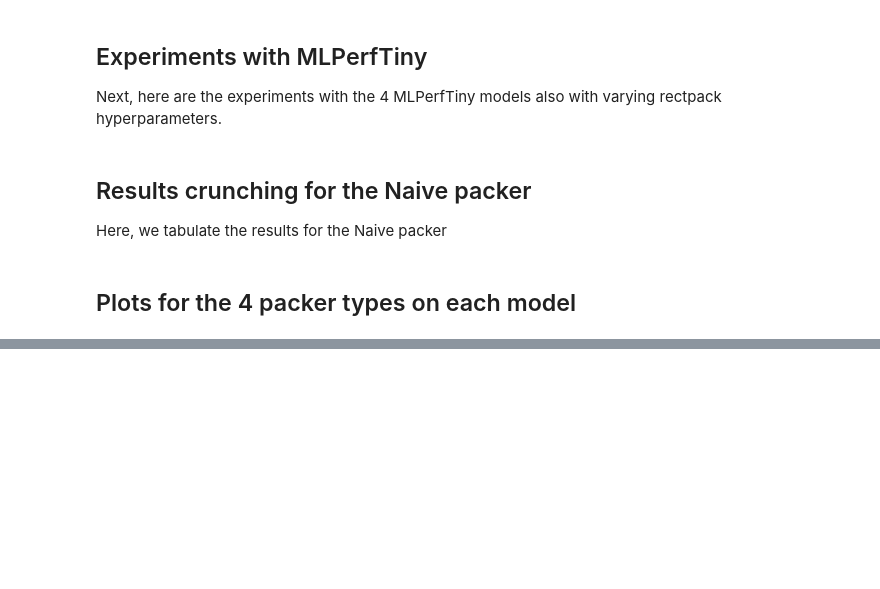
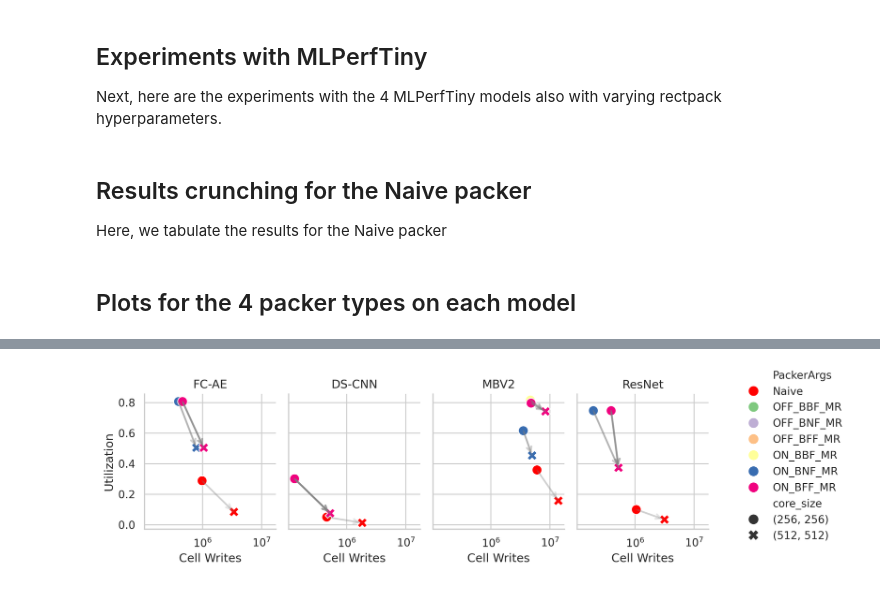
Before and after one commit to Lawrence-lugs/MARP, a Jupyter notebook: marp_results.ipynb, the cells around one changed output, grey strips where cells are left out. Cells and saved outputs as stored; diff of their text form; code cells hidden in the pictures; blank space fills up the shorter version.

```diff
--- a/marp_results.ipynb
+++ b/marp_results.ipynb
@@ -390,7 +337,7 @@ sns.set_theme(style="whitegrid")
 df['Marker'] = df['PackerArgs'].apply(lambda x: '*' if x == 'Naive' else 'o')
 df['Color'] = df['PackerArgs'].apply(lambda x: 'red' if x == 'Naive' else None)
 
-df = df[df['core_size'] == (256, 256)]
+plot_df = df[df['core_size'] == (256, 256)]
 
 marker_dict = {
     'Naive': '*',
@@ -420,7 +367,7 @@ for k, c in zip([k for k in marker_dict if k != 'Naive'], viridis_palette):
 
 # Plot with custom markers and colors
 g = sns.relplot(
-    data=df,
+    data=plot_df,
     x='bin_writes',
     y='utilization',
     col='ModelName',
@@ -613,0 +557,16 @@ KeyboardInterrupt:
+# %%
+import seaborn as sns
+import ast
+
+model_dict = {
+    'ad_quantized_int8': 'FC-AE',
+    'ks_quantized_int8': 'DS-CNN',
+    'mbv2_cifar10_int8': 'MBV2',
+    'ic_quantized_int8': 'ResNet'
+}
+
+df = pd.read_csv('mlperftiny_marp_sweep.csv')
+df['core_size'] = df['core_size'].apply(lambda x: ast.literal_eval(x) if isinstance(x, str) else x)
+df['Cell Writes'] = df['bin_writes'] * df['core_size'].apply(lambda x: x[0] * x[1])
+df['ModelName'] = df['ModelName'].apply(lambda x: model_dict.get(x, x))
+df
@@ -613,0 +591,67 @@ KeyboardInterrupt:
+# %%
+plot_df = df
+
+# Scatter plot of bin writes vs utilization with core size as hue
+plot_df['Marker'] = plot_df['PackerArgs'].apply(lambda x: '*' if x == 'Naive' else 'o')
+plot_df['Color'] = plot_df['PackerArgs'].apply(lambda x: 'red' if x == 'Naive' else None)
+
+# Create a custom palette for PackerArgs: 'Naive' is red, others follow Accent palette
+accent_colors = sns.color_palette('Accent', n_colors=plot_df['PackerArgs'].nunique() - 1)
+packer_args = [arg for arg in plot_df['PackerArgs'].unique() if arg != 'Naive']
+custom_palette = {'Naive': 'red'}
+for arg, color in zip(packer_args, accent_colors):
+    custom_palette[arg] = color
+
+import matplotlib.pyplot as plt
+sns.set_theme(style="whitegrid")
+
+g = sns.relplot(
+    data=plot_df,
+    x='Cell Writes',
+    y='utilization',
+    style='core_size',
+    col='ModelName',
+    hue='PackerArgs',
+    palette=custom_palette,
+    kind='scatter',
+    s=100
+)
+
+g.figure.set_size_inches(9, 3)
+g.figure.set_dpi(300)
+
+# Draw lines with directional arrows between points of the same ModelName and PackerArgs, across core_size
+for ax, col_val in zip(g.axes.flat, g.col_names):
+    for packer_arg in plot_df['PackerArgs'].unique():
+        # Only select data for the current subplot (col_val is ModelName)
+        subset = plot_df[(plot_df['ModelName'] == col_val) & (plot_df['PackerArgs'] == packer_arg)]
+        if len(subset) > 1:
+            subset_sorted = subset.sort_values(by='core_size')
+            x = subset_sorted['Cell Writes'].values
+            y = subset_sorted['utilization'].values
+            ax.plot(x, y, linestyle='-', alpha=0.2, color='gray')
+            for i in range(len(x)-1):
+                ax.annotate(
+                    '',
+                    xy=(x[i+1], y[i+1]),
+                    xytext=(x[i], y[i]),
+                    arrowprops=dict(arrowstyle='->', color='gray', lw=2, alpha=0.2)
+                )
+
+# set legend outside
+g._legend.set_bbox_to_anchor((1.01, 1))
+g._legend.set_loc('upper left')
+
+g.set_axis_labels('Cell Writes', 'Utilization')
+
+# Set log x
+g.set(xscale='log')
+
+# Remove everything before = in the titles
+for ax in g.axes.flat:
+    ax.set_title(ax.get_title().split('=')[-1].strip())
+
+plt.tight_layout()
+plt.savefig('images/utilization_core_size_cell_writes.svg')
+# %% [output]
+[figure, added]
```
Also changed, not shown: parts of 14 cells of this notebook, 26 other files.
